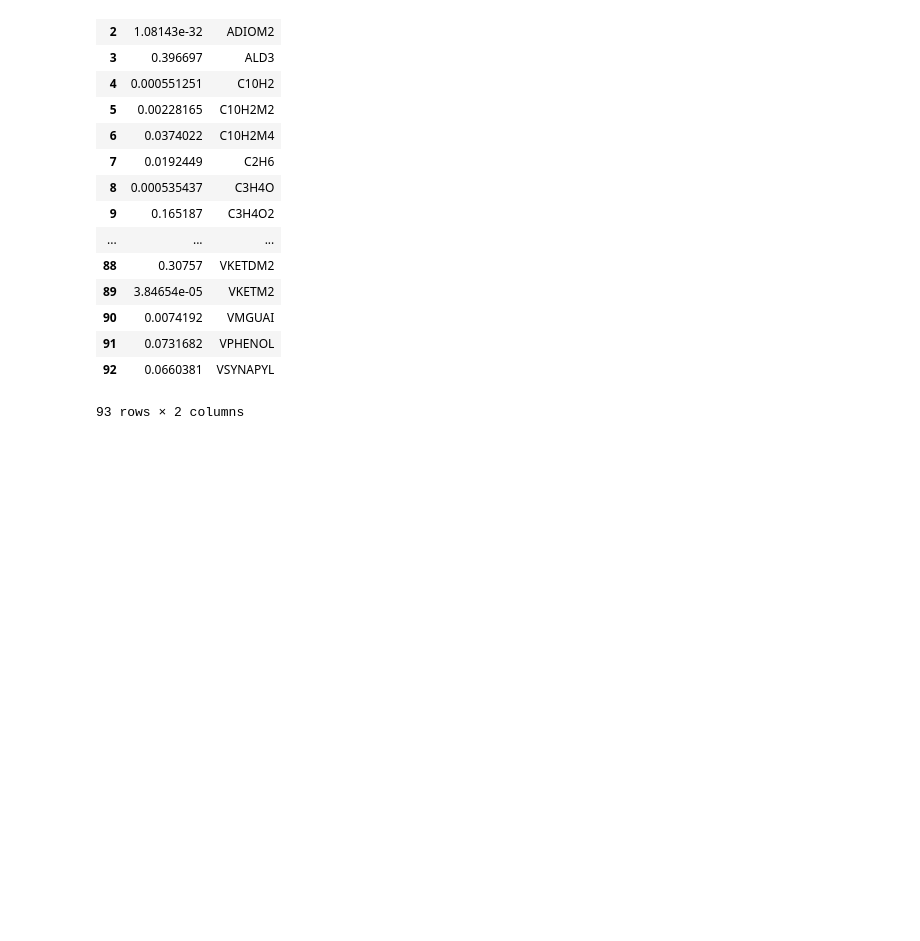
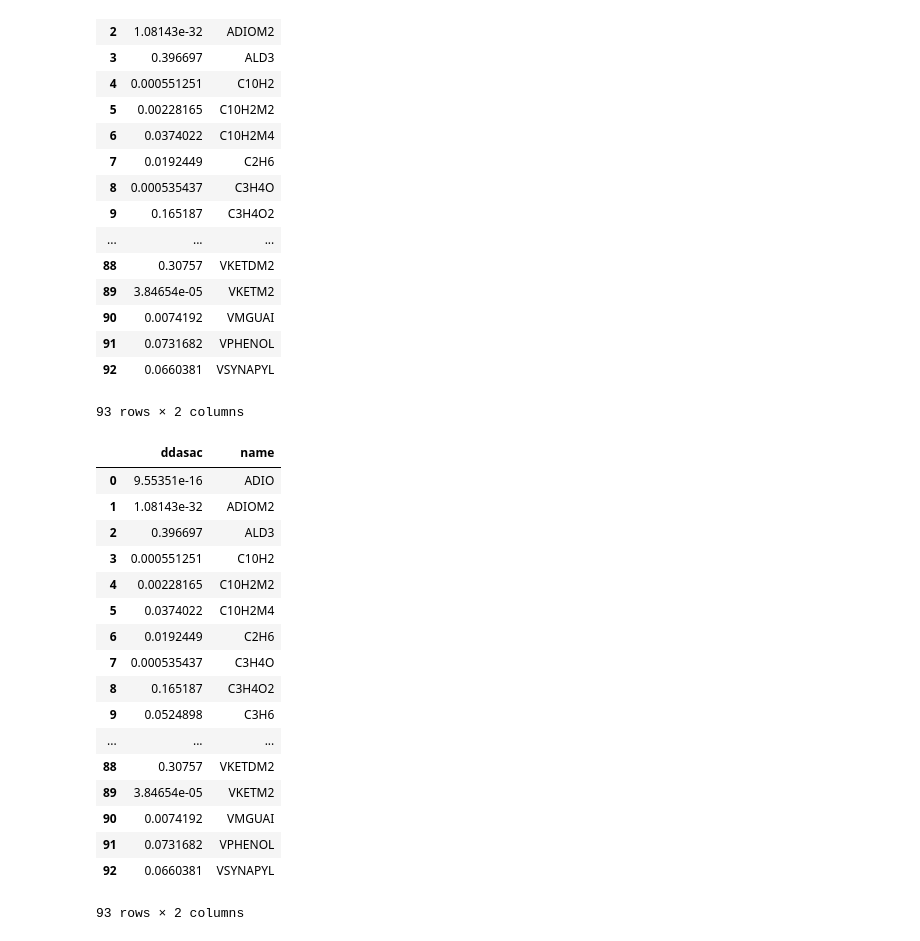
Before and after one commit to LigninTools/Ligpy-Cantera, a Jupyter notebook: Ligscipy/ODE_scipy/check/Results_comparison.ipynb, the cells around one changed output. Cells and saved outputs as stored; diff of their text form; code cells hidden in the pictures; blank space fills up the shorter version.

```diff
--- a/Ligscipy/ODE_scipy/check/Results_comparison.ipynb
+++ b/Ligscipy/ODE_scipy/check/Results_comparison.ipynb
@@ -86,0 +93,21 @@ ddasac
+# %%
+ddasac_resort
+# %% [output]
+|  | ddasac | name |
+| 0 | 9.55351e-16 | ADIO |
+| 1 | 1.08143e-32 | ADIOM2 |
+| 2 | 0.396697 | ALD3 |
+| 3 | 0.000551251 | C10H2 |
+| 4 | 0.00228165 | C10H2M2 |
+| 5 | 0.0374022 | C10H2M4 |
+| 6 | 0.0192449 | C2H6 |
+| 7 | 0.000535437 | C3H4O |
+| 8 | 0.165187 | C3H4O2 |
+| 9 | 0.0524898 | C3H6 |
+| ... | ... | ... |
+| 88 | 0.30757 | VKETDM2 |
+| 89 | 3.84654e-05 | VKETM2 |
+| 90 | 0.0074192 | VMGUAI |
+| 91 | 0.0731682 | VPHENOL |
+| 92 | 0.0660381 | VSYNAPYL |
+93 rows × 2 columns
```
Also changed, not shown: parts of 2 cells of this notebook, 1 other file.
